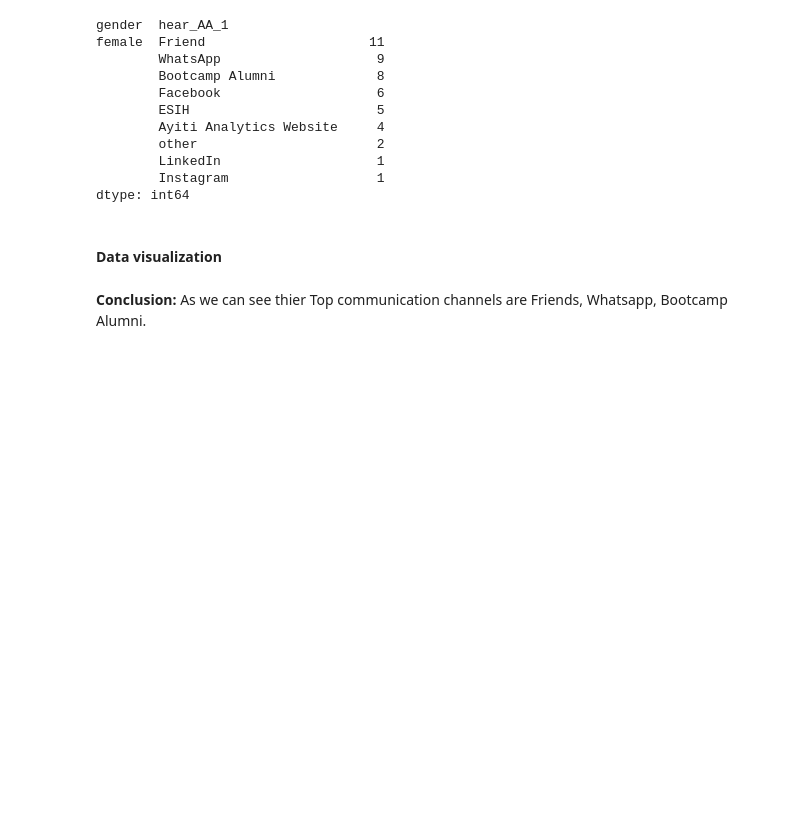
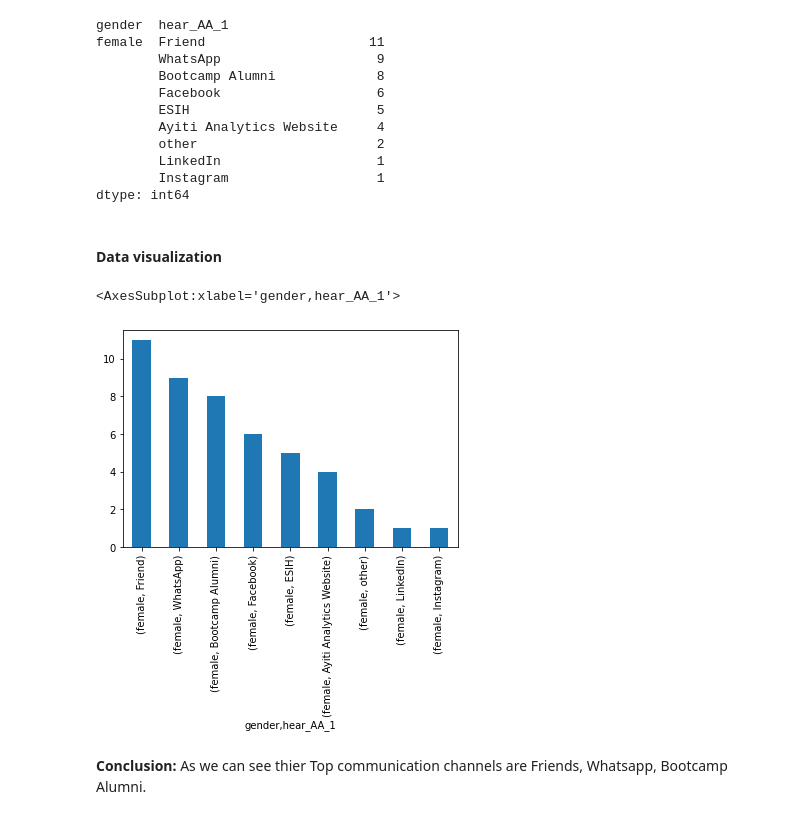
Before and after one commit to kesnel/Project-Data-Processing, a Jupyter notebook: data.ipynb, the cells around one changed output. Cells and saved outputs as stored; diff of their text form; code cells hidden in the pictures; blank space fills up the shorter version.

```diff
--- a/data.ipynb
+++ b/data.ipynb
@@ -645,7 +649,8 @@ print("We have", row, "Females")
 We have 47 Females
 # %%
 # Now let's check for their most effective communication channels
-only_females_df_channels.value_counts()
+final_channels = only_females_df_channels.value_counts()
+final_channels
 # %% [output]
 gender  hear_AA_1
 female  Friend                     11
@@ -660,5 +665,10 @@ female  Friend                     11
 dtype: int64
 # %% [markdown]
 #### Data visualization
+# %%
+final_channels.plot(kind='bar')
+# %% [output]
+<AxesSubplot:xlabel='gender,hear_AA_1'>
+[figure, added]
 # %% [markdown]
 **Conclusion:**  As we can see thier Top communication channels are Friends, Whatsapp, Bootcamp Alumni.
```
Also changed, not shown: parts of 3 cells of this notebook.
